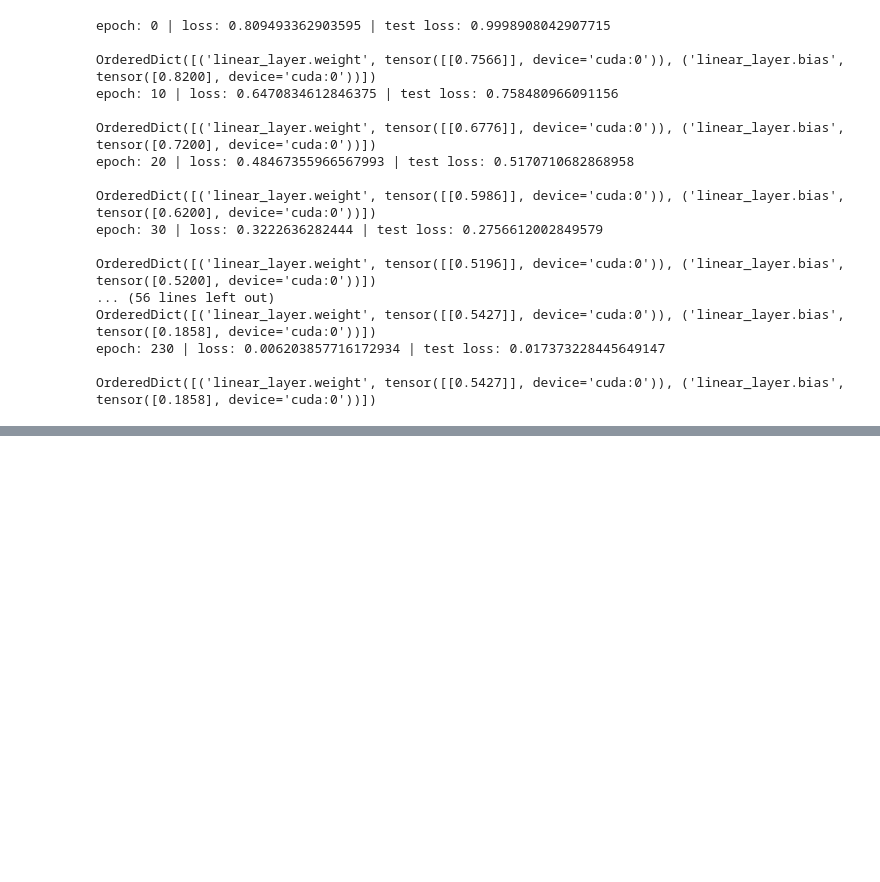
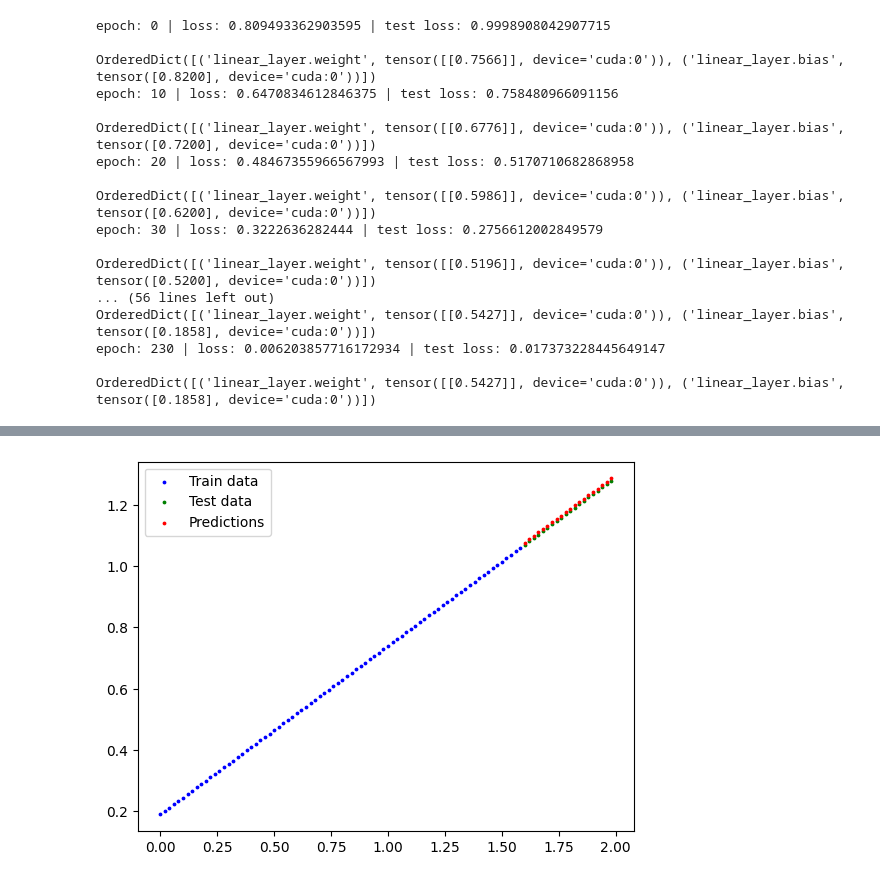
Before and after one commit to mirpouya/Pytorch_Tutorial, a Jupyter notebook: 01_PyTorch_Workflow.ipynb, the cells around one changed output, grey strips where cells are left out. Saved outputs shown, nothing was run; the diff lists cells and outputs as text; code cells hidden in the pictures; blank space fills up the shorter version.

```diff
--- a/01_PyTorch_Workflow.ipynb
+++ b/01_PyTorch_Workflow.ipynb
@@ -854,0 +919,2 @@ OrderedDict([('linear_layer.weight', tensor([[0.5427]], device='cuda:0')), ('lin
+# %%
+y_pred_test = torch.tensor(y_pred)
@@ -854,0 +944,2 @@ OrderedDict([('linear_layer.weight', tensor([[0.5427]], device='cuda:0')), ('lin
+# %%
+y_pred_test_cpu = y_pred_test.detach().cpu().numpy()
@@ -854,0 +969,4 @@ OrderedDict([('linear_layer.weight', tensor([[0.5427]], device='cuda:0')), ('lin
+# %%
+plot_predictions(predictions=y_pred_test_cpu)
+# %% [output]
+[figure, added]
```
Also changed, not shown: parts of 10 cells of this notebook.
